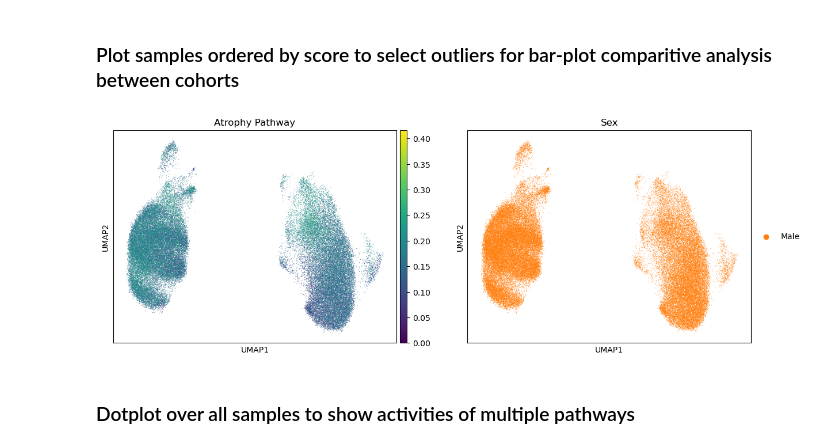
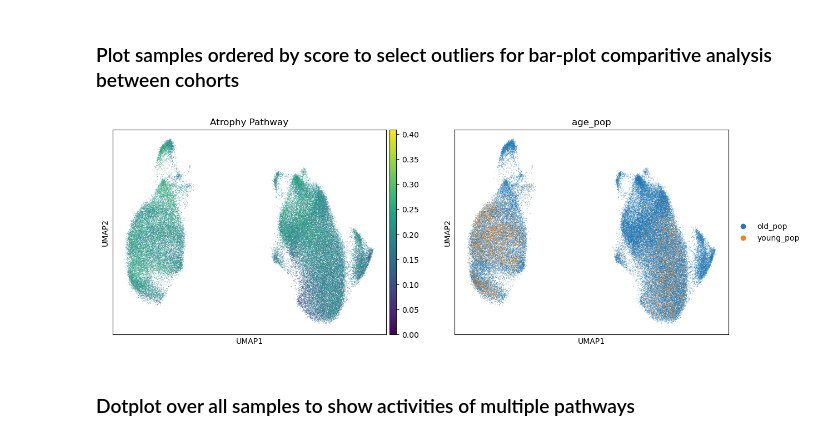
Before and after one commit to sachha-naksha/SKM_multimodal_analysis, a Jupyter notebook: py_scripts/gsea_analysis.ipynb, the cells around one changed output. Saved outputs shown, nothing was run; the diff lists cells and outputs as text; code cells hidden in the pictures.

```diff
--- a/py_scripts/gsea_analysis.ipynb
+++ b/py_scripts/gsea_analysis.ipynb
@@ -247,9 +123,9 @@ dna_damage_and_repair_pathways = [
 # %% [markdown]
 ### Plot samples ordered by score to select outliers for bar-plot comparitive analysis between cohorts
 # %%
-sc.pl.umap(adata_male, color=["Atrophy Pathway", 'Sex'])
+sc.pl.umap(adata_female, color=["Atrophy Pathway", 'age_pop'])
 # %% [output]
-[figure, old version]
+[figure, new version]
 # %%
 # save adata
 adata_male.write_h5ad(os.path.join(out_tmp, 'myofibers_male.h5ad'))
```
Also changed, not shown: parts of 37 cells of this notebook, 1 other file.
